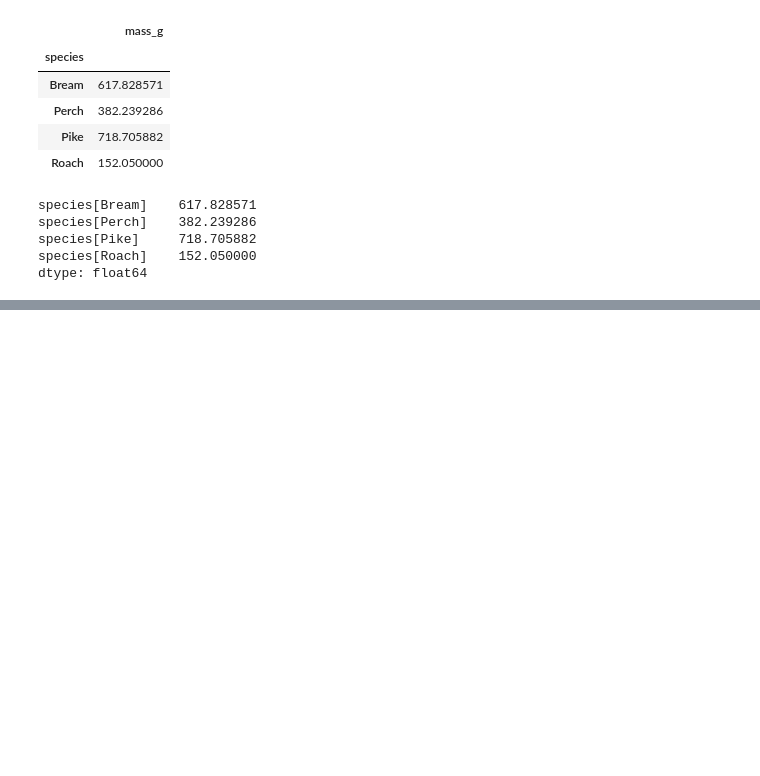
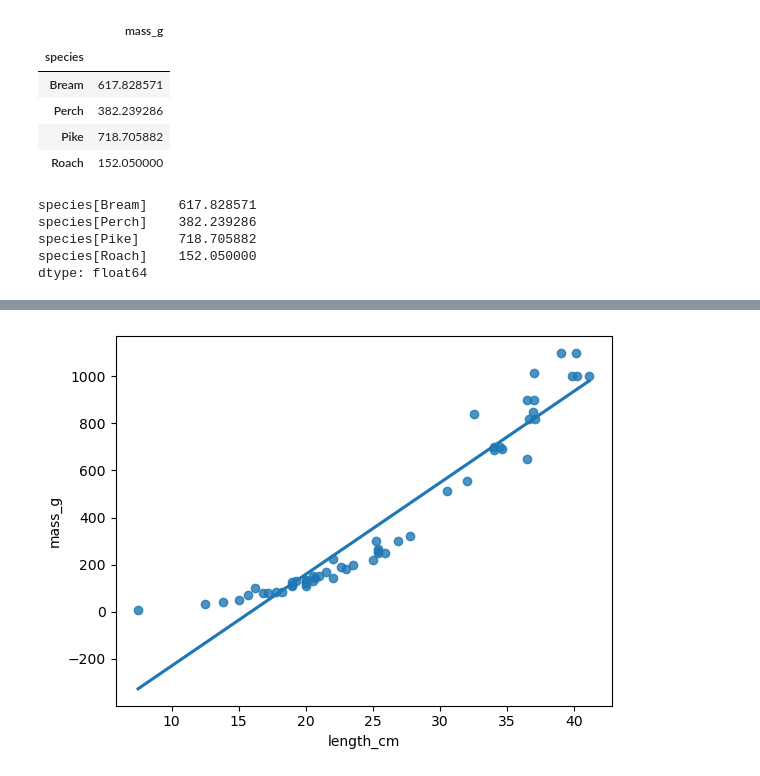
Before and after one commit to umutky/datascience_repo, a Jupyter notebook: regression.ipynb, the cells around one changed output, grey strips where cells are left out. Drawn from its saved outputs; the diff is of its cells as text; code cells hidden in the pictures; blank space fills up the shorter version.

```diff
--- a/regression.ipynb
+++ b/regression.ipynb
@@ -86,0 +253,3 @@ dtype: float64
+# %%
+perch = fish[fish["species"] == "Perch"]
+perch
@@ -86,0 +274,7 @@ dtype: float64
+# %%
+# It's not a linear relationship.
+# Perch balık türü 3 boyutta büyür yani, uzun ince bir malık değildir. Büyürken neredeyse aynı oranda kalınlaşır yani 3 boyutta büyür.
+sns.regplot(x="length_cm", y="mass_g", data=perch, ci=None)
+plt.show()
+# %% [output]
+[figure, added]
```
Also changed, not shown: parts of 34 cells of this notebook.
